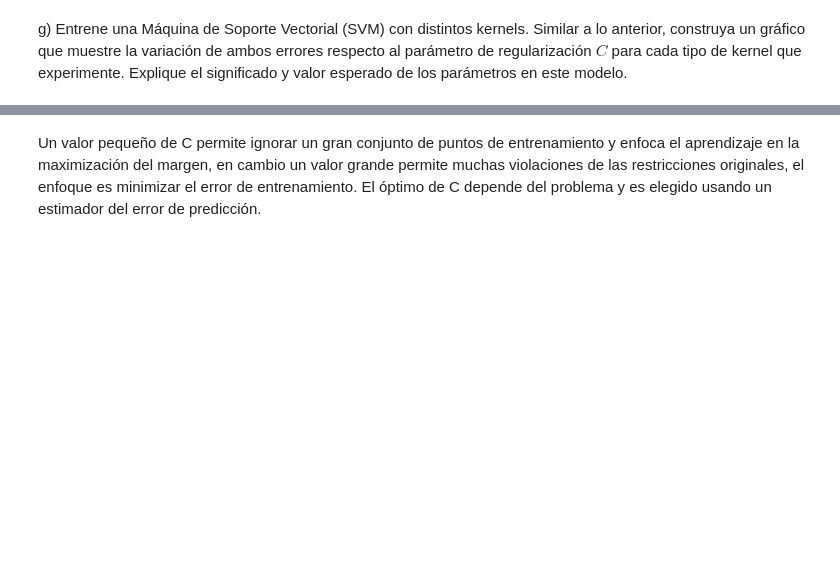
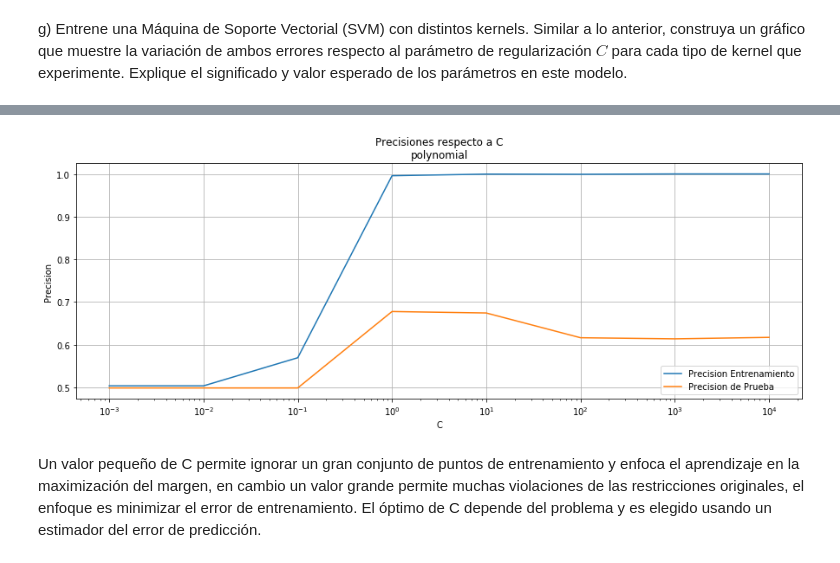
Before and after one commit to GVergaraD/Tarea2-INF393-II-2019, a Jupyter notebook: Tarea2-Sanchez-Vergara.ipynb, the cells around one changed output, grey strips where cells are left out. Cells and saved outputs as stored; diff of their text form; code cells hidden in the pictures; blank space fills up the shorter version.

```diff
--- a/Tarea2-Sanchez-Vergara.ipynb
+++ b/Tarea2-Sanchez-Vergara.ipynb
@@ -315,3 +318,37 @@ plt.show()
+# %%
+from sklearn.svm import SVC as SVM #SVC is for classification
+def do_SVM(x,y,xv,yv, param, kernel='poly'):
+    #print("Param C= ",param, 'Kernel= ', kernel)
+    model= SVM(gamma='scale')
+    model.set_params(C=param,kernel=kernel) #try rbf and linear at least
+    model.fit(x,y)
+    train_acc = model.score(x,y)
+    test_acc = model.score(xv,yv)
+    return model, train_acc, test_acc
+Cs = [10**i for i in np.arange(-3,5,dtype=float)]
+ParamC =list()
+TrainAcc = list()
+TestAcc = list()
+for i in Cs:
+    model, train_acc, test_acc = do_SVM(features_train,labels_train,features_val,labels_val, param=i)
+    #print("train_acc: ",train_acc)
+    #print("test_acc: ",test_acc)
+    ParamC.append(i)
+    TrainAcc.append(train_acc)
+    TestAcc.append(test_acc)
+
+plt.figure(figsize=(15,5))
+plt.plot(ParamC, TrainAcc,label="Precision Entrenamiento")
+plt.plot(ParamC, TestAcc, label="Precision de Prueba")
+plt.xscale('log')
+plt.title('Precisiones respecto a C\npolynomial')
+plt.legend(loc='lower right')
+plt.ylabel("Precision")
+plt.xlabel("C")
+plt.grid()
+plt.show()
+# %% [output]
+[figure, added]
 # %% [markdown]
 Un valor pequeño de C permite ignorar un gran conjunto de puntos de entrenamiento y enfoca el aprendizaje en la maximización del margen, en cambio un valor grande permite muchas violaciones de las restricciones originales, el enfoque es minimizar el error de entrenamiento. El óptimo de C depende del problema y es elegido usando un estimador del error de predicción.
 # %% [markdown]
```
Also changed, not shown: parts of 7 cells of this notebook.
